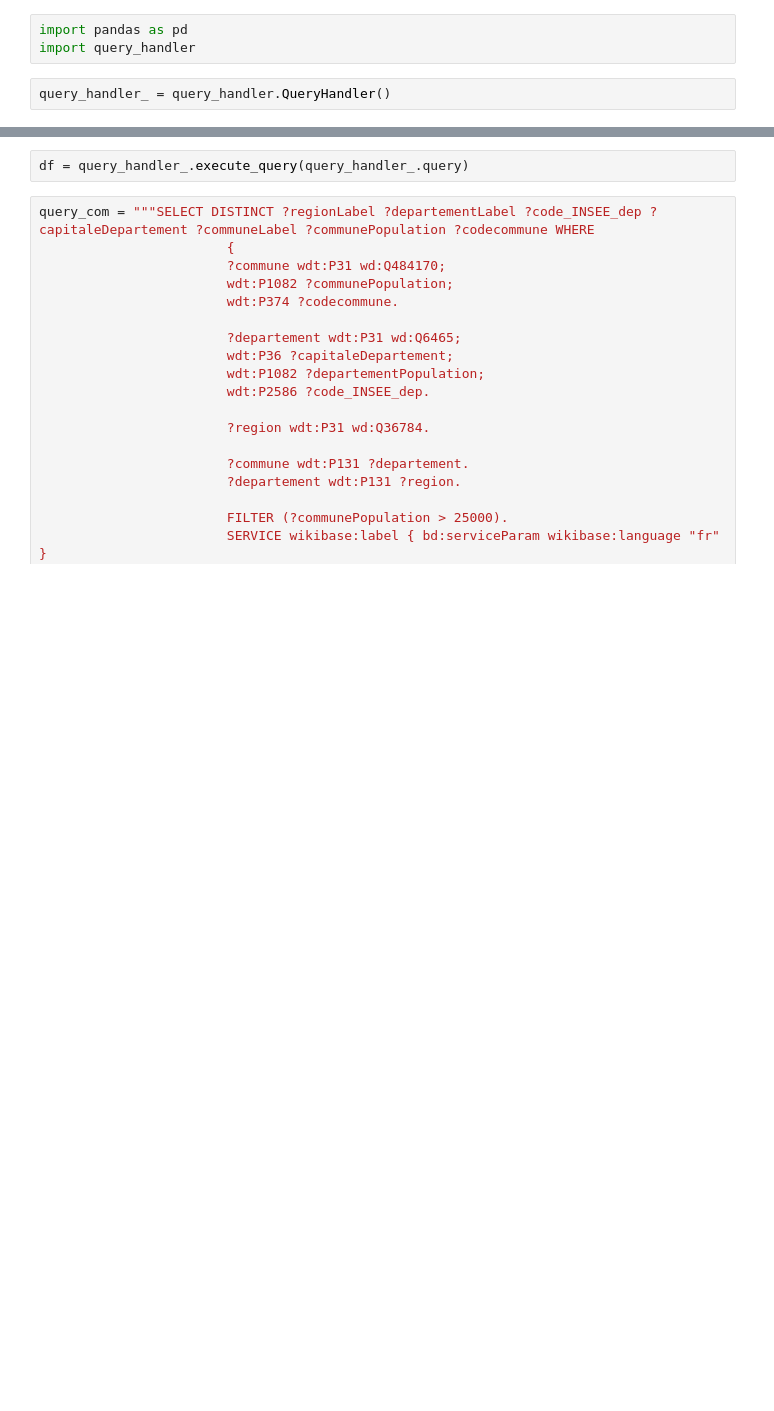
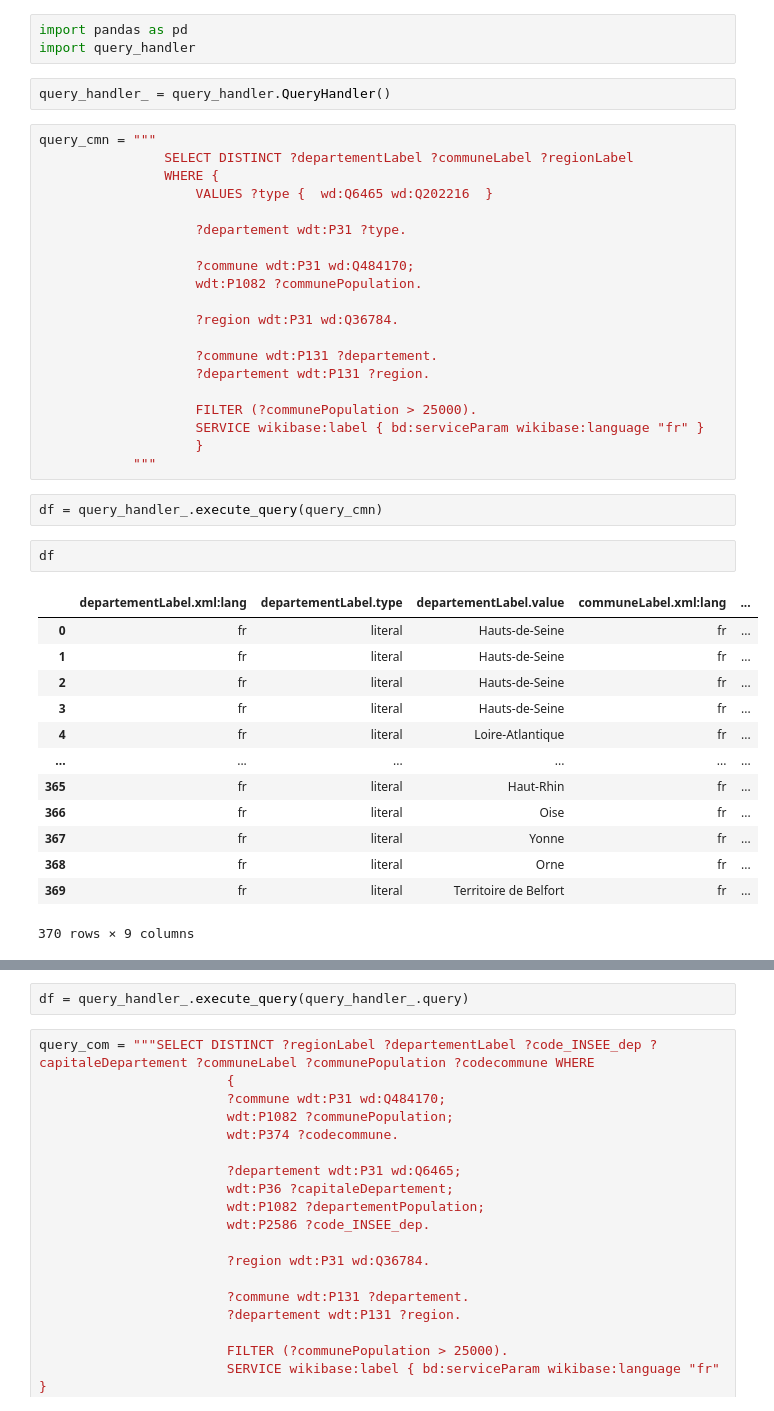
Before and after one commit to romainf28/CR_quiz_sparql, a Jupyter notebook: Notebook query.ipynb, the cells around one changed output, grey strips where cells are left out. Drawn from its saved outputs; the diff is of its cells as text; blank space fills up the shorter version.

Commit message:
add query

```diff
--- a/Notebook query.ipynb
+++ b/Notebook query.ipynb
@@ -3,3 +3,41 @@ import pandas as pd
 import query_handler
 # %%
 query_handler_ = query_handler.QueryHandler()
+# %%
+query_cmn = """
+                SELECT DISTINCT ?departementLabel ?communeLabel ?regionLabel
+                WHERE {
+                    VALUES ?type {  wd:Q6465 wd:Q202216  }
+
+                    ?departement wdt:P31 ?type.
+
+                    ?commune wdt:P31 wd:Q484170;
+                    wdt:P1082 ?communePopulation.
+
+                    ?region wdt:P31 wd:Q36784.
+
+                    ?commune wdt:P131 ?departement.
+                    ?departement wdt:P131 ?region.
+
+                    FILTER (?communePopulation > 25000).
+                    SERVICE wikibase:label { bd:serviceParam wikibase:language "fr" }
+                    }
+            """
+# %%
+df = query_handler_.execute_query(query_cmn)
+# %%
+df
+# %% [output]
+|  | departementLabel.xml:lang | departementLabel.type | departementLabel.value | communeLabel.xml:lang | ... |
+| 0 | fr | literal | Hauts-de-Seine | fr | ... |
+| 1 | fr | literal | Hauts-de-Seine | fr | ... |
+| 2 | fr | literal | Hauts-de-Seine | fr | ... |
+| 3 | fr | literal | Hauts-de-Seine | fr | ... |
+| 4 | fr | literal | Loire-Atlantique | fr | ... |
+| ... | ... | ... | ... | ... | ... |
+| 365 | fr | literal | Haut-Rhin | fr | ... |
+| 366 | fr | literal | Oise | fr | ... |
+| 367 | fr | literal | Yonne | fr | ... |
+| 368 | fr | literal | Orne | fr | ... |
+| 369 | fr | literal | Territoire de Belfort | fr | ... |
+370 rows × 9 columns
```
Also changed, not shown: parts of 2 cells of this notebook, 1 other file.
